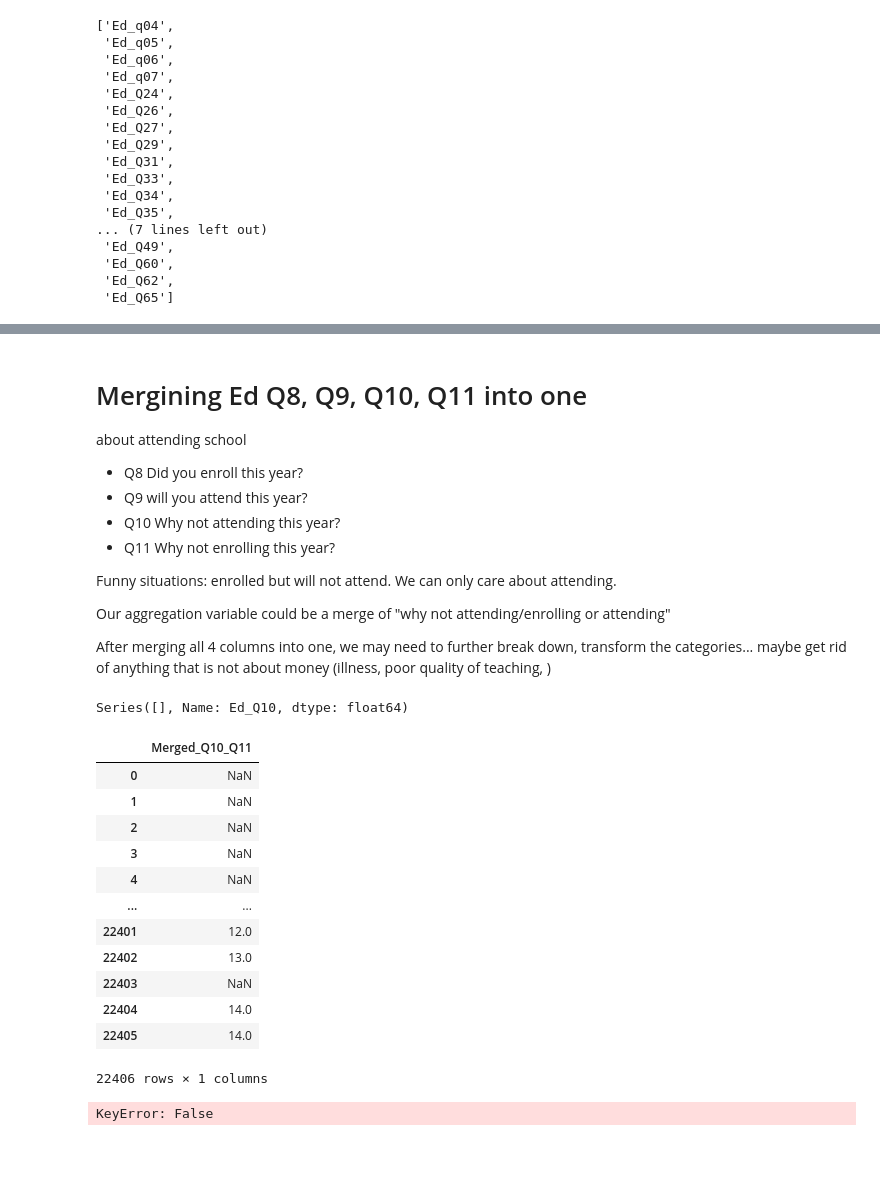
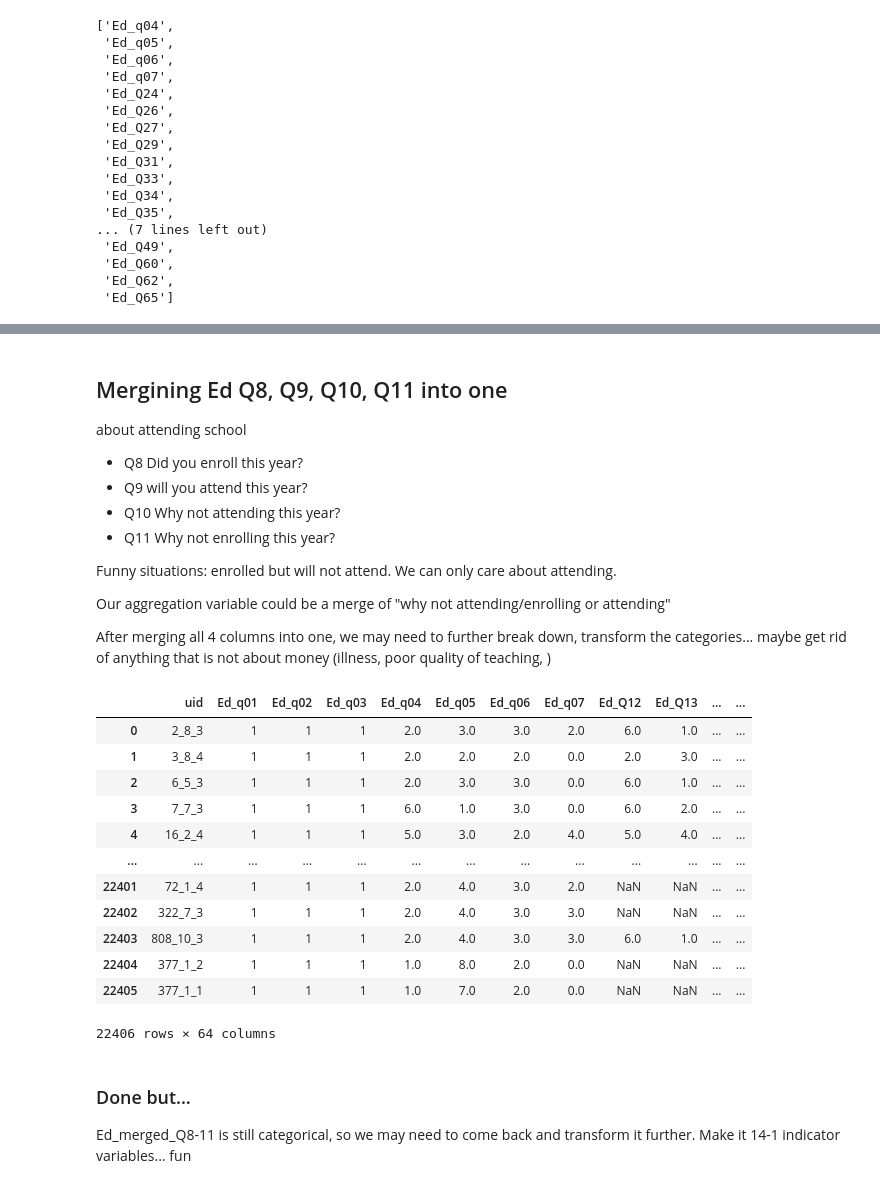
Before and after one commit to jbellogo/Classification, a Jupyter notebook: training/classification.ipynb, the cells around one changed output, grey strips where cells are left out. Cells and saved outputs as stored; diff of their text form; code cells hidden in the pictures; blank space fills up the shorter version.

```diff
--- a/training/classification.ipynb
+++ b/training/classification.ipynb
@@ -137,5 +139,8 @@ zero_valued_columns
+# %%
+df = pd.read_csv('education.csv') # education
+df = prepare_df(df, "Ed")
 # %% [markdown]
-# Mergining Ed Q8, Q9, Q10, Q11 into one
+## Mergining Ed Q8, Q9, Q10, Q11 into one
 about attending school
 * Q8 Did you enroll this year?
 * Q9 will you attend this year?
@@ -154,14 +159,12 @@ After merging all 4 columns into one, we may need to further break down, transfo
 df.loc[df['Ed_Q10'] == 13, 'Ed_Q10'] = 14
 
 # RANGES
-print(df['Ed_Q10'].describe()) # range 1-13
-print('\n')
-print(df['Ed_Q11'].describe())  # range 1-14
+# print(df['Ed_Q10'].describe()) # range 1-13
+# print('\n')
+# print(df['Ed_Q11'].describe())  # range 1-14
 
 # filtered = df[df['Ed_Q10'] == 13]
 # filtered['Ed_Q10']
-# %% [output]
-Series([], Name: Ed_Q10, dtype: float64)
 # %%
 ## any point when Ed_Q10 and Ed_Q11 are the not the same and are not NaN? NO
 different_values = df['Ed_Q10'].ne(df['Ed_Q11']) & df['Ed_Q11'].notna() & df['Ed_Q10'].notna()
@@ -170,32 +173,47 @@ assert(len(result_df) == 0 )
 
 # The fact that result_df has no entries means we can just merge them!!!!
 df['Merged_Q10_Q11'] = df['Ed_Q10'].fillna(df['Ed_Q11'])
-df[['Merged_Q10_Q11']]
-# %% [output]
-|  | Merged_Q10_Q11 |
-| 0 | NaN |
-| 1 | NaN |
-| 2 | NaN |
-| 3 | NaN |
-| 4 | NaN |
-| ... | ... |
-| 22401 | 12.0 |
-| 22402 | 13.0 |
-| 22403 | NaN |
-| 22404 | 14.0 |
-| 22405 | 14.0 |
-22406 rows × 1 columns
 # %%
 ########## Q8 and Q9
+## This is the funny sitautation in which somene enrolled but will not attend. We only care about the fact that they will not attend
+
 different_values = df['Ed_Q08'].ne(df['Ed_Q09']) & df['Ed_Q08'].notna() & df['Ed_Q09'].notna()
 # Filter the DataFrame to get 'Ed_Q08' and 'Ed_Q09' only if they are different
 result_df = df.loc[different_values, ['uid','Ed_Q08', 'Ed_Q09']]
 result_df.head(3)
-## This is the funny sitautation when somene enorlled but will not attend. We only care about the fact that they will not attend
 
-### can somne attend who did not enroll?
-different_values = df['Ed_Q08' == 2] and df['Ed_Q08'].ne(df['Ed_Q09']) & df['Ed_Q08'].notna() & df['Ed_Q09'].notna()
+### can somne attend who did not enroll? NO... great!
+different_values = df['Ed_Q08'].eq(2) & df['Ed_Q08'].ne(df['Ed_Q09']) & df['Ed_Q08'].notna() & df['Ed_Q09'].notna()
+assert(len(df[different_values]) == 0)
-# %% [output]
-KeyError: False
+# %%
+### Claim: if Merged_Q10_Q11 is NaN, then Ed_Q09 ==1. If they have no reason for not attending/enrolling, they will attend.
+different_values = df['Merged_Q10_Q11'].isna() & df['Ed_Q09'].eq(2)
+result_df = df.loc[different_values, ['uid','Merged_Q10_Q11', 'Ed_Q09']]
+result_df.head(3)
+assert(len(result_df)==0)
+### YES
+
+# Q9 dominates Q8 ie Merged_Q8_Q9 = Q9. So we merge Q9 with merged_Q10_Q11 by setting to zero NaN values in merged Q10_Q11
+df['Ed_merged_Q8-11'] = df['Merged_Q10_Q11'].fillna(0)
+
+df =  df.drop(columns=['Merged_Q10_Q11', 'Ed_Q08','Ed_Q09', 'Ed_Q10', 'Ed_Q11'])
 # %%
-df[['uid','Ed_Q08', 'Ed_Q09', 'Ed_Q10', "Ed_Q11"]].head()   ## double NaN means they will attend
+# df[['uid','Ed_Q08', 'Ed_Q09', 'Ed_Q10', "Ed_Q11"]].head()   ## double NaN means they will attend
+df
+# %% [output]
+|  | uid | Ed_q01 | Ed_q02 | Ed_q03 | Ed_q04 | Ed_q05 | Ed_q06 | Ed_q07 | Ed_Q12 | Ed_Q13 | ... | ... |
+| 0 | 2_8_3 | 1 | 1 | 1 | 2.0 | 3.0 | 3.0 | 2.0 | 6.0 | 1.0 | ... | ... |
+| 1 | 3_8_4 | 1 | 1 | 1 | 2.0 | 2.0 | 2.0 | 0.0 | 2.0 | 3.0 | ... | ... |
+| 2 | 6_5_3 | 1 | 1 | 1 | 2.0 | 3.0 | 3.0 | 0.0 | 6.0 | 1.0 | ... | ... |
+| 3 | 7_7_3 | 1 | 1 | 1 | 6.0 | 1.0 | 3.0 | 0.0 | 6.0 | 2.0 | ... | ... |
+| 4 | 16_2_4 | 1 | 1 | 1 | 5.0 | 3.0 | 2.0 | 4.0 | 5.0 | 4.0 | ... | ... |
+| ... | ... | ... | ... | ... | ... | ... | ... | ... | ... | ... | ... | ... |
+| 22401 | 72_1_4 | 1 | 1 | 1 | 2.0 | 4.0 | 3.0 | 2.0 | NaN | NaN | ... | ... |
+| 22402 | 322_7_3 | 1 | 1 | 1 | 2.0 | 4.0 | 3.0 | 3.0 | NaN | NaN | ... | ... |
+| 22403 | 808_10_3 | 1 | 1 | 1 | 2.0 | 4.0 | 3.0 | 3.0 | 6.0 | 1.0 | ... | ... |
+| 22404 | 377_1_2 | 1 | 1 | 1 | 1.0 | 8.0 | 2.0 | 0.0 | NaN | NaN | ... | ... |
+| 22405 | 377_1_1 | 1 | 1 | 1 | 1.0 | 7.0 | 2.0 | 0.0 | NaN | NaN | ... | ... |
+22406 rows × 64 columns
+# %% [markdown]
+### Done but...
+Ed_merged_Q8-11 is still categorical, so we may need to come back and transform it further. Make it 14-1 indicator variables... fun
```
Also changed, not shown: parts of 1 cell of this notebook.
